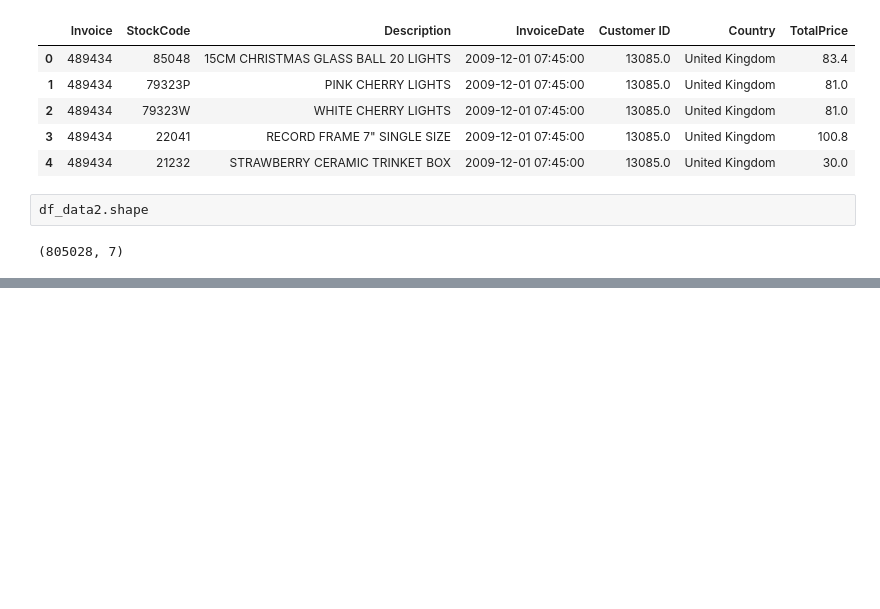
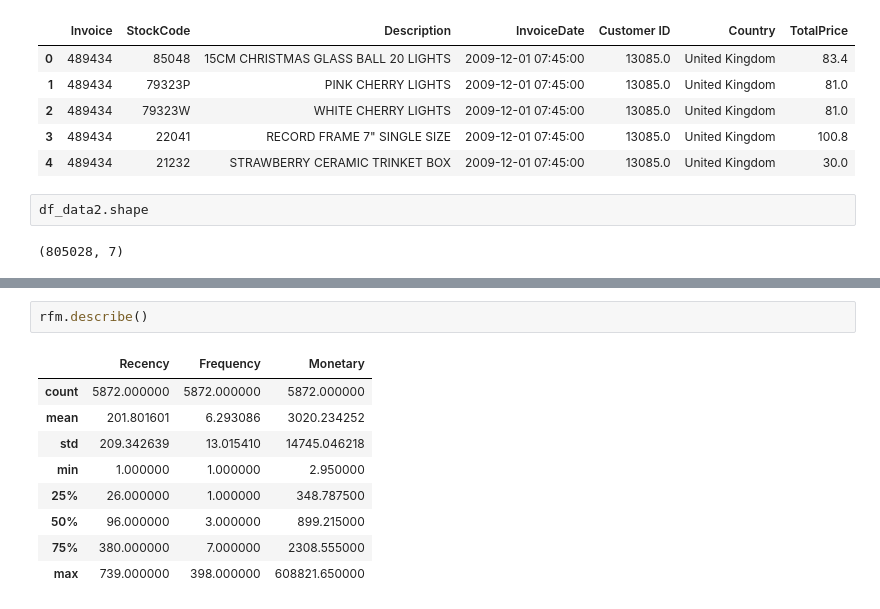
Before and after one commit to ParisRohan/AES-128-bit-Key-size-, a Jupyter notebook: rp-customer-segmentation.ipynb, the cells around one changed output, grey strips where cells are left out. Saved outputs shown, nothing was run; the diff lists cells and outputs as text; blank space fills up the shorter version.

```diff
--- a/rp-customer-segmentation.ipynb
+++ b/rp-customer-segmentation.ipynb
@@ -348,0 +437,12 @@ df_data2.shape
+# %%
+rfm.describe()
+# %% [output]
+|  | Recency | Frequency | Monetary |
+| count | 5872.000000 | 5872.000000 | 5872.000000 |
+| mean | 201.801601 | 6.293086 | 3020.234252 |
+| std | 209.342639 | 13.015410 | 14745.046218 |
+| min | 1.000000 | 1.000000 | 2.950000 |
+| 25% | 26.000000 | 1.000000 | 348.787500 |
+| 50% | 96.000000 | 3.000000 | 899.215000 |
+| 75% | 380.000000 | 7.000000 | 2308.555000 |
+| max | 739.000000 | 398.000000 | 608821.650000 |
```
Also changed, not shown: parts of 22 cells of this notebook.
